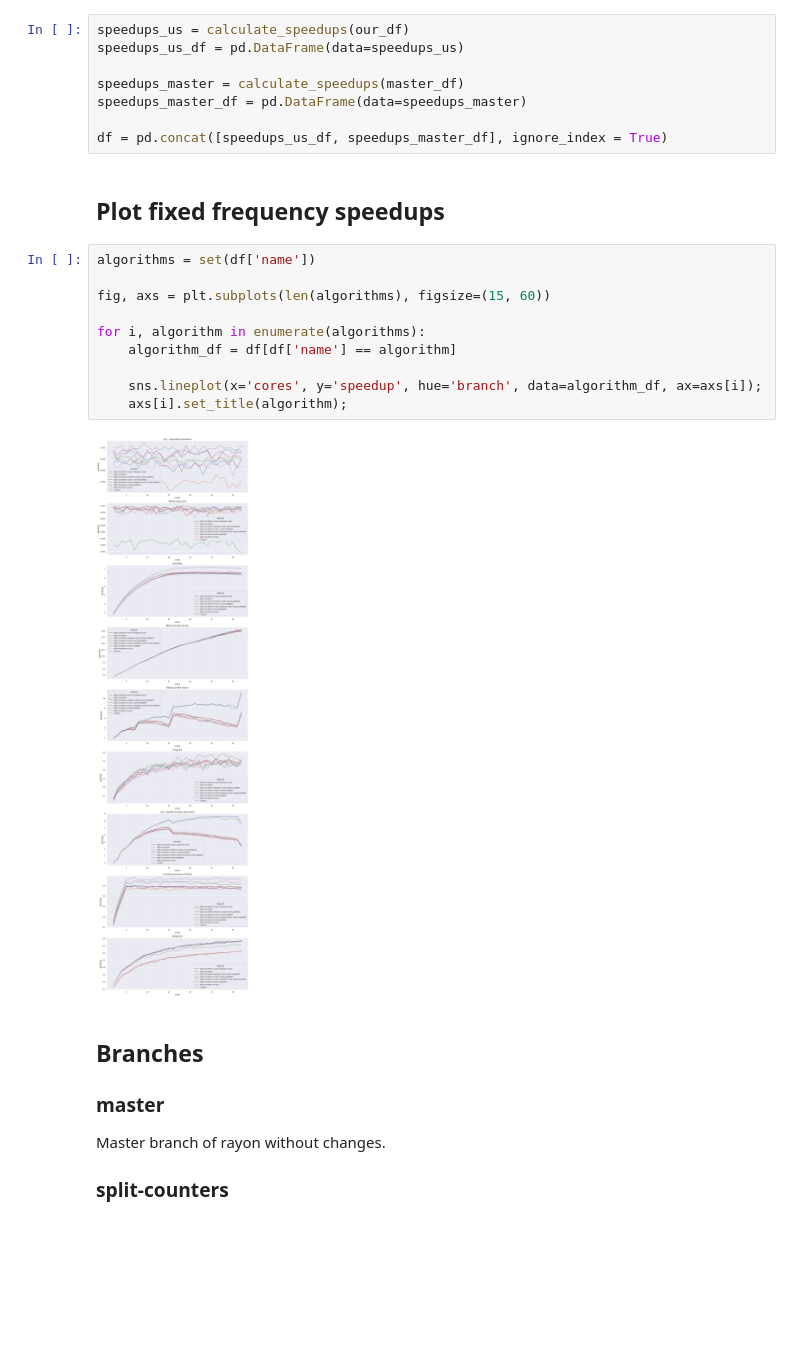
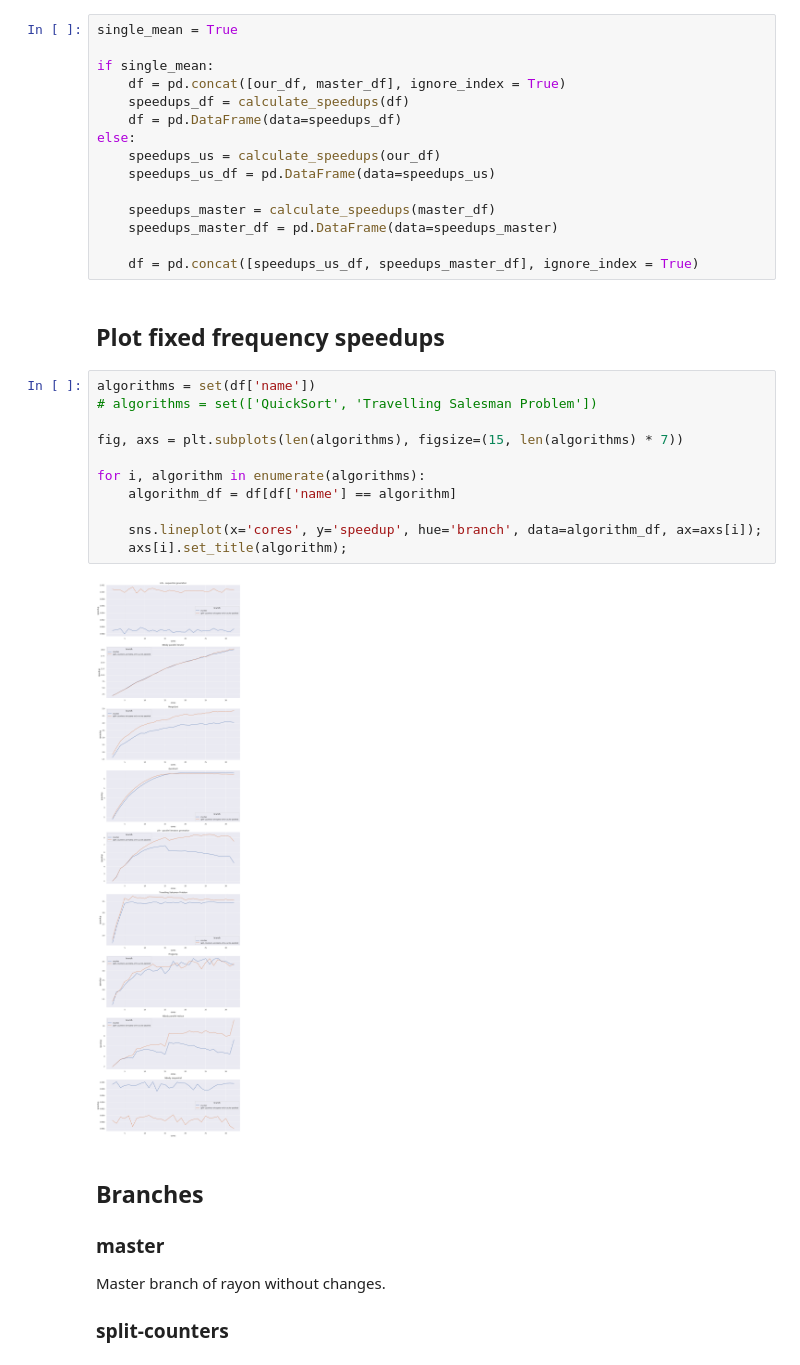
Before and after one commit to jeandiegof/bench-analysis, a Jupyter notebook: experiments/speedup/speedup-split-atomic-counters-cache-padded.ipynb, the cells around one changed output. Saved outputs shown, nothing was run; the diff lists cells and outputs as text; blank space fills up the shorter version.

Commit message:
Fix speedup calculation on experiments with split counters

```diff
--- a/experiments/speedup/speedup-split-atomic-counters-cache-padded.ipynb
+++ b/experiments/speedup/speedup-split-atomic-counters-cache-padded.ipynb
@@ -37,27 +37,35 @@ for i in range(1, threads + 1):
 # %% [markdown]
 ## Calculate speedups and prepare to plot
 # %%
-speedups_us = calculate_speedups(our_df)
-speedups_us_df = pd.DataFrame(data=speedups_us)
+single_mean = True
 
-speedups_master = calculate_speedups(master_df)
-speedups_master_df = pd.DataFrame(data=speedups_master)
+if single_mean:
+    df = pd.concat([our_df, master_df], ignore_index = True)
+    speedups_df = calculate_speedups(df)
+    df = pd.DataFrame(data=speedups_df)
+else:
+    speedups_us = calculate_speedups(our_df)
+    speedups_us_df = pd.DataFrame(data=speedups_us)
 
-df = pd.concat([speedups_us_df, speedups_master_df], ignore_index = True)
+    speedups_master = calculate_speedups(master_df)
+    speedups_master_df = pd.DataFrame(data=speedups_master)
+
+    df = pd.concat([speedups_us_df, speedups_master_df], ignore_index = True)
 # %% [markdown]
 ## Plot fixed frequency speedups
 # %%
 algorithms = set(df['name'])
+# algorithms = set(['QuickSort', 'Travelling Salesman Problem'])
 
-fig, axs = plt.subplots(len(algorithms), figsize=(15, 60))
+fig, axs = plt.subplots(len(algorithms), figsize=(15, len(algorithms) * 7))
 
 for i, algorithm in enumerate(algorithms):
     algorithm_df = df[df['name'] == algorithm]
 
     sns.lineplot(x='cores', y='speedup', hue='branch', data=algorithm_df, ax=axs[i]);
     axs[i].set_title(algorithm);
 # %% [output]
-[figure, old version]
+[figure, new version]
 # %% [markdown]
 ## Branches
 
```
Also changed, not shown: parts of 1 cell of this notebook.
